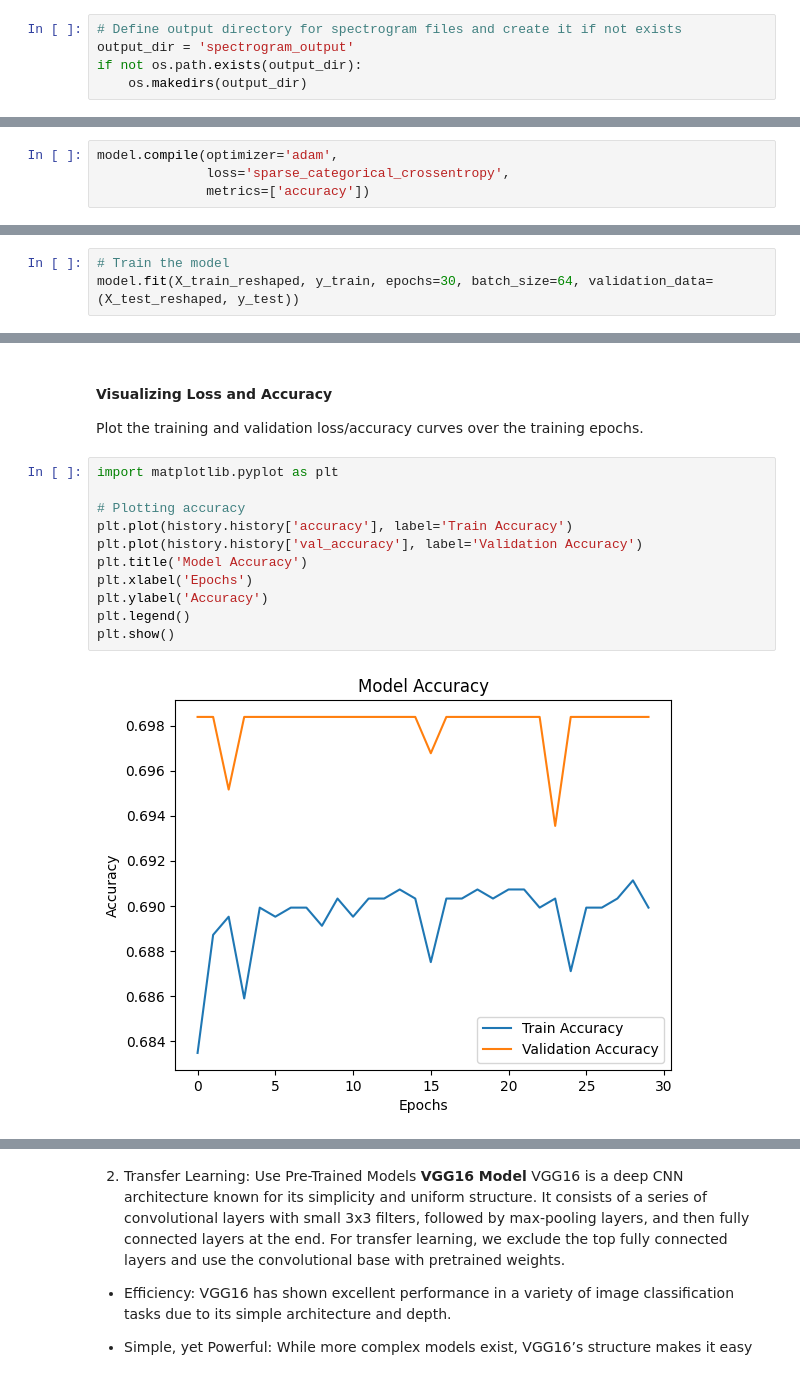
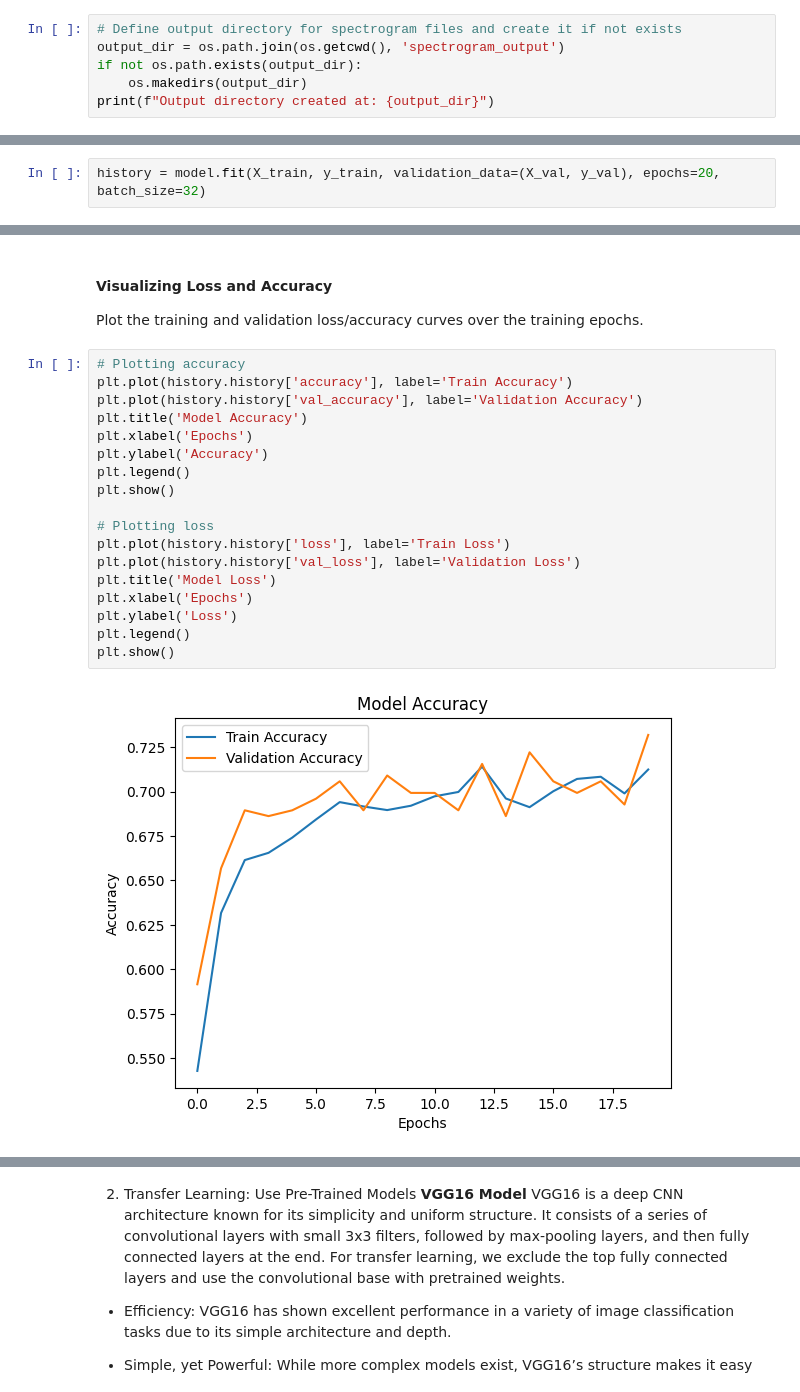
Before and after one commit to LaisColetta/Machine-Learning, a Jupyter notebook: Project_part2/project_part2.ipynb, the cells around one changed output, grey strips where cells are left out. Cells and saved outputs as stored; diff of their text form.

```diff
--- a/Project_part2/project_part2.ipynb
+++ b/Project_part2/project_part2.ipynb
@@ -74,5 +89,6 @@ from sklearn.metrics import precision_recall_fscore_support
 # %%
 # Define output directory for spectrogram files and create it if not exists
-output_dir = 'spectrogram_output'
+output_dir = os.path.join(os.getcwd(), 'spectrogram_output')
 if not os.path.exists(output_dir):
     os.makedirs(output_dir)
+print(f"Output directory created at: {output_dir}")
@@ -924,4 +934,0 @@ Metrics: Track accuracy during training.
-# %%
-model.compile(optimizer='adam',
-              loss='sparse_categorical_crossentropy',
-              metrics=['accuracy'])
@@ -930,6 +1003,3 @@ model.compile(optimizer='adam',
 - Epochs: 30 Epochs are a common starting point to ensure the model has enough time to learn patterns from the data. If the model shows good performance early on (e.g., it stabilizes after just 10–15 epochs), we might shorten the training. [Source](https://stackoverflow.com/questions/35050753/how-big-should-batch-size-and-number-of-epochs-be-when-fitting-a-model)
 - Batch size: The number of samples processed before the model's internal parameters are updated. This is set to 64 here.
 - Validation data: The validation dataset is used to monitor the model's performance during training on unseen data.
-# %%
-# Train the model
-model.fit(X_train_reshaped, y_train, epochs=30, batch_size=64, validation_data=(X_test_reshaped, y_test))
@@ -938,0 +1006,2 @@ KeyboardInterrupt:
+# %%
+history = model.fit(X_train, y_train, validation_data=(X_val, y_val), epochs=20, batch_size=32)
@@ -951,15 +1087,22 @@ The accuracy is relatively close between the training and validation datasets, w
 #### Visualizing Loss and Accuracy
 Plot the training and validation loss/accuracy curves over the training epochs.
 # %%
-import matplotlib.pyplot as plt
-
 # Plotting accuracy
 plt.plot(history.history['accuracy'], label='Train Accuracy')
 plt.plot(history.history['val_accuracy'], label='Validation Accuracy')
 plt.title('Model Accuracy')
 plt.xlabel('Epochs')
 plt.ylabel('Accuracy')
 plt.legend()
 plt.show()
+
+# Plotting loss
+plt.plot(history.history['loss'], label='Train Loss')
+plt.plot(history.history['val_loss'], label='Validation Loss')
+plt.title('Model Loss')
+plt.xlabel('Epochs')
+plt.ylabel('Loss')
+plt.legend()
+plt.show()
 # %% [output]
-[figure, old version]
+[figure, new version]
```
Also changed, not shown: parts of 32 cells of this notebook.
